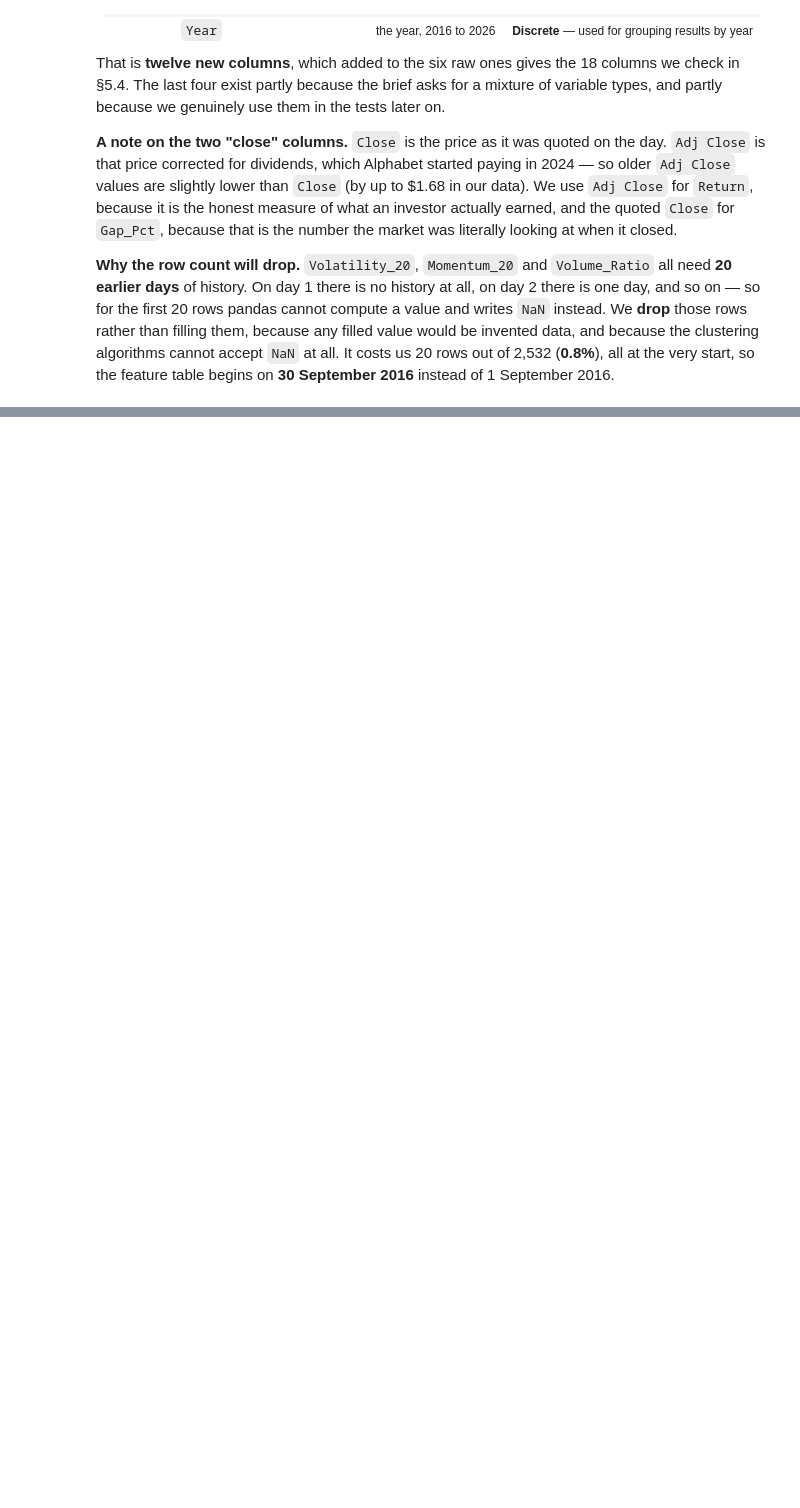
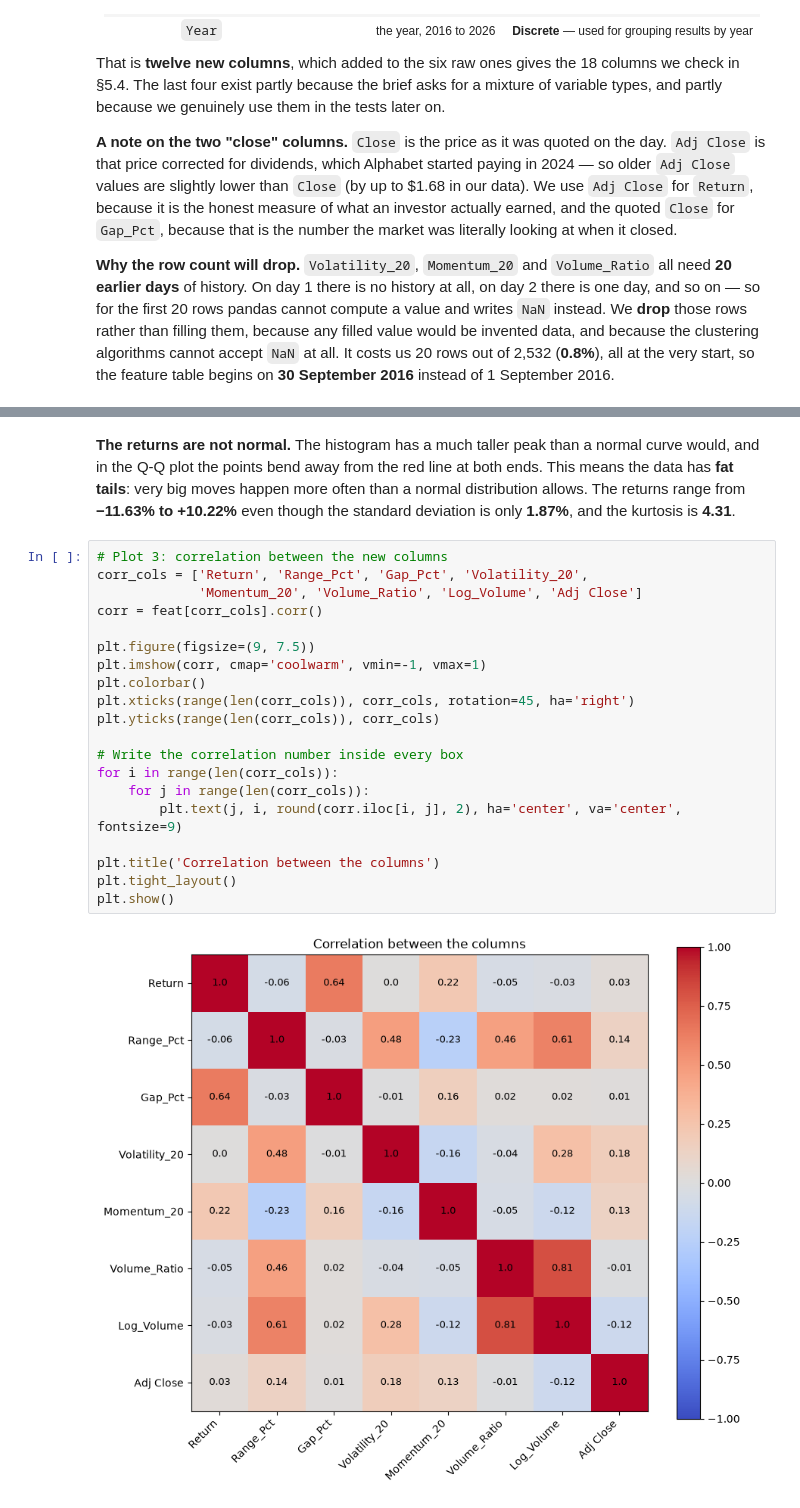
Before and after one commit to zawmoehtike-cct/CA1MLB-2026230, a Jupyter notebook: CA1MLB.ipynb, the cells around one changed output, grey strips where cells are left out. Drawn from its saved outputs; the diff is of its cells as text; blank space fills up the shorter version.

```diff
--- a/CA1MLB.ipynb
+++ b/CA1MLB.ipynb
@@ -389,0 +492,27 @@ Final shape: (2512, 18)
+# %% [markdown]
+**The returns are not normal.** The histogram has a much taller peak than a normal curve would, and in the
+Q-Q plot the points bend away from the red line at both ends. This means the data has **fat tails**: very
+big moves happen more often than a normal distribution allows. The returns range from **−11.63% to
++10.22%** even though the standard deviation is only **1.87%**, and the kurtosis is **4.31**.
+# %%
+# Plot 3: correlation between the new columns
+corr_cols = ['Return', 'Range_Pct', 'Gap_Pct', 'Volatility_20',
+             'Momentum_20', 'Volume_Ratio', 'Log_Volume', 'Adj Close']
+corr = feat[corr_cols].corr()
+
+plt.figure(figsize=(9, 7.5))
+plt.imshow(corr, cmap='coolwarm', vmin=-1, vmax=1)
+plt.colorbar()
+plt.xticks(range(len(corr_cols)), corr_cols, rotation=45, ha='right')
+plt.yticks(range(len(corr_cols)), corr_cols)
+
+# Write the correlation number inside every box
+for i in range(len(corr_cols)):
+    for j in range(len(corr_cols)):
+        plt.text(j, i, round(corr.iloc[i, j], 2), ha='center', va='center', fontsize=9)
+
+plt.title('Correlation between the columns')
+plt.tight_layout()
+plt.show()
+# %% [output]
+[figure, added]
```
Also changed, not shown: parts of 8 cells of this notebook.
